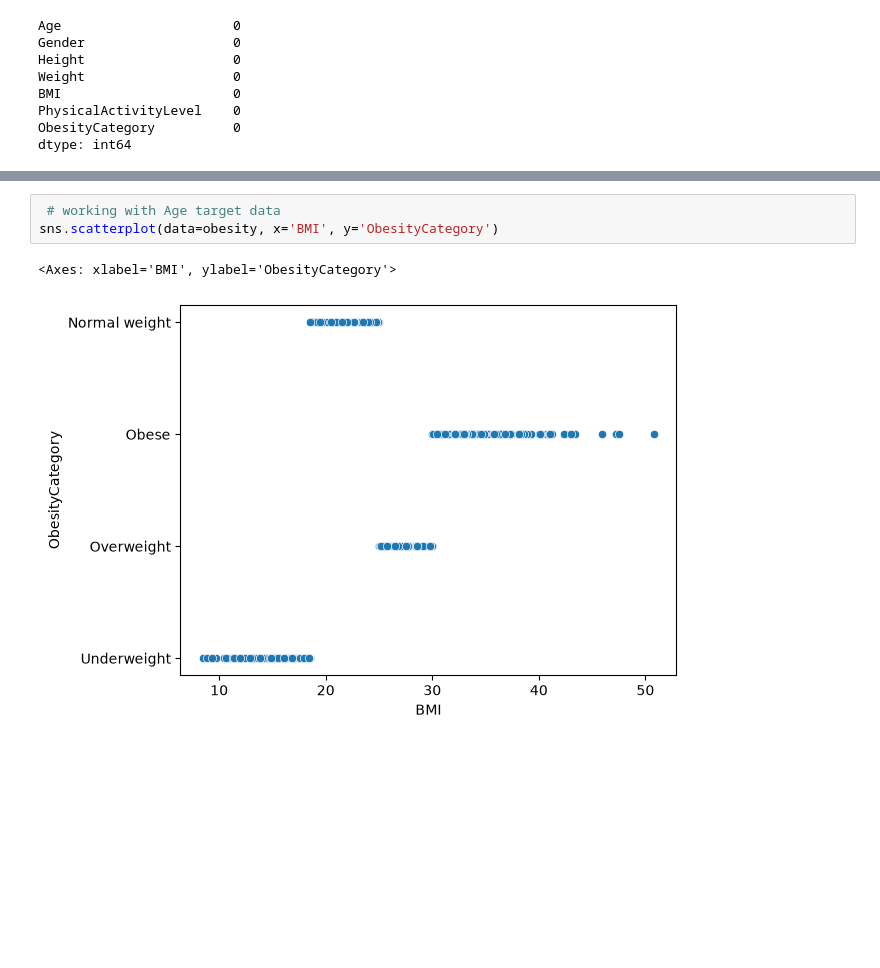
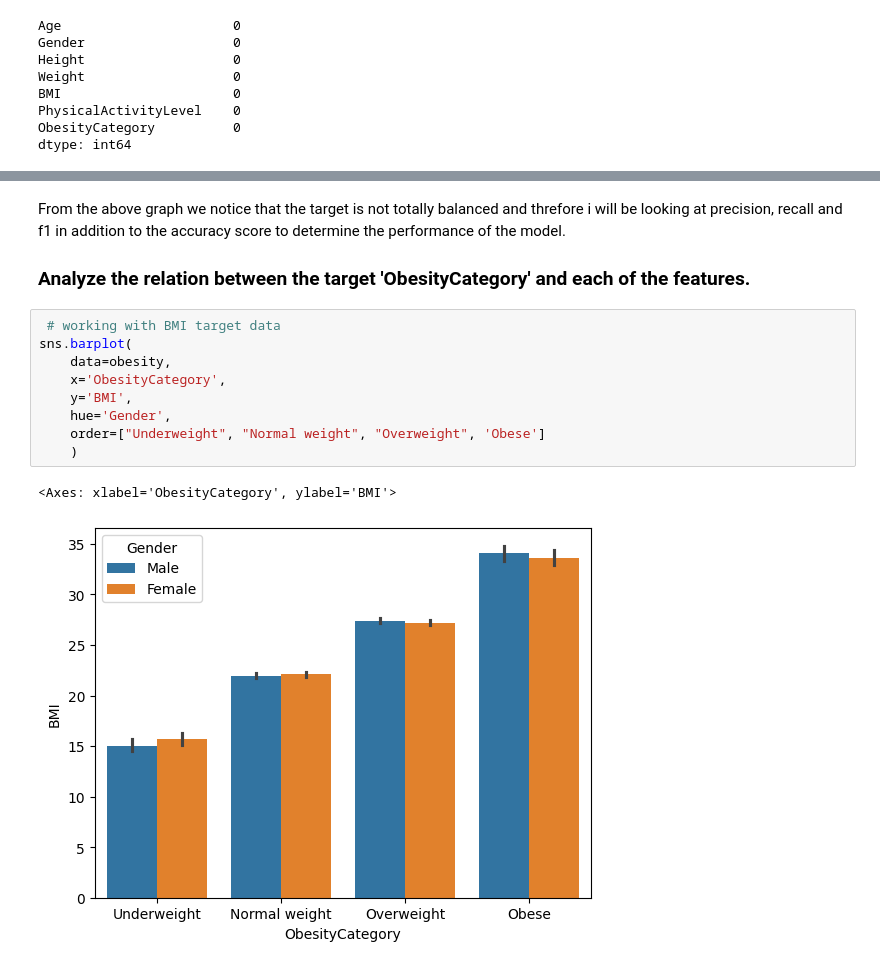
Before and after one commit to asoali67/Capstone, a Jupyter notebook: Capstone.ipynb, the cells around one changed output, grey strips where cells are left out. Cells and saved outputs as stored; diff of their text form; blank space fills up the shorter version.

```diff
--- a/Capstone.ipynb
+++ b/Capstone.ipynb
@@ -75,7 +111,17 @@ Name: count, dtype: int64
+# %% [markdown]
+From the above graph we notice that the target is not totally balanced and threfore i will be looking at precision, recall and f1 in addition to the accuracy score to determine the performance of the model.
+
+### Analyze the relation between the target 'ObesityCategory' and each of the features.
 # %%
- # working with Age target data
-sns.scatterplot(data=obesity, x='BMI', y='ObesityCategory')
+ # working with BMI target data
+sns.barplot(
+    data=obesity,
+    x='ObesityCategory',
+    y='BMI',
+    hue='Gender',
+    order=["Underweight", "Normal weight", "Overweight", 'Obese']
+    )
 # %% [output]
-<Axes: xlabel='BMI', ylabel='ObesityCategory'>
+<Axes: xlabel='ObesityCategory', ylabel='BMI'>
-[figure, old version]
+[figure, new version]
 # %%
```
Also changed, not shown: parts of 39 cells of this notebook.
